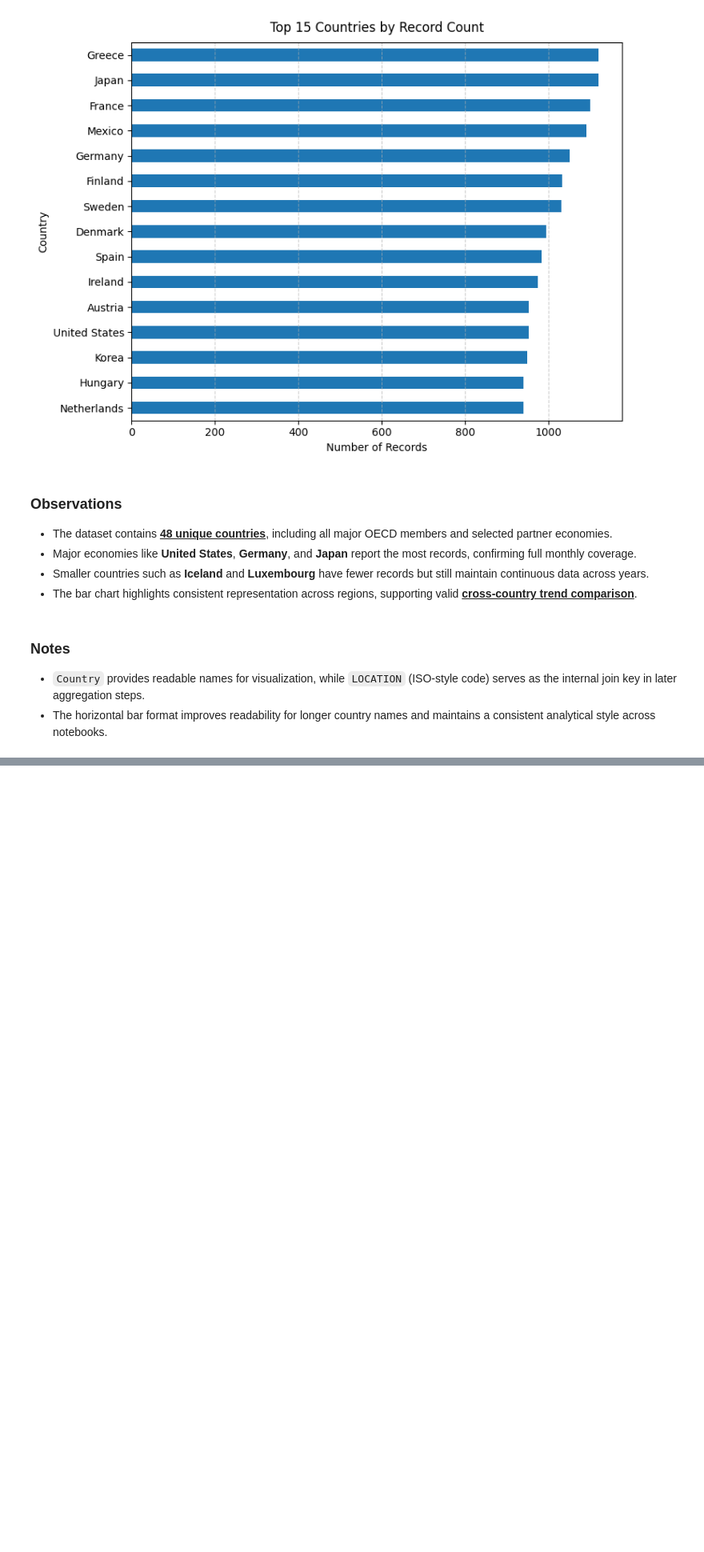
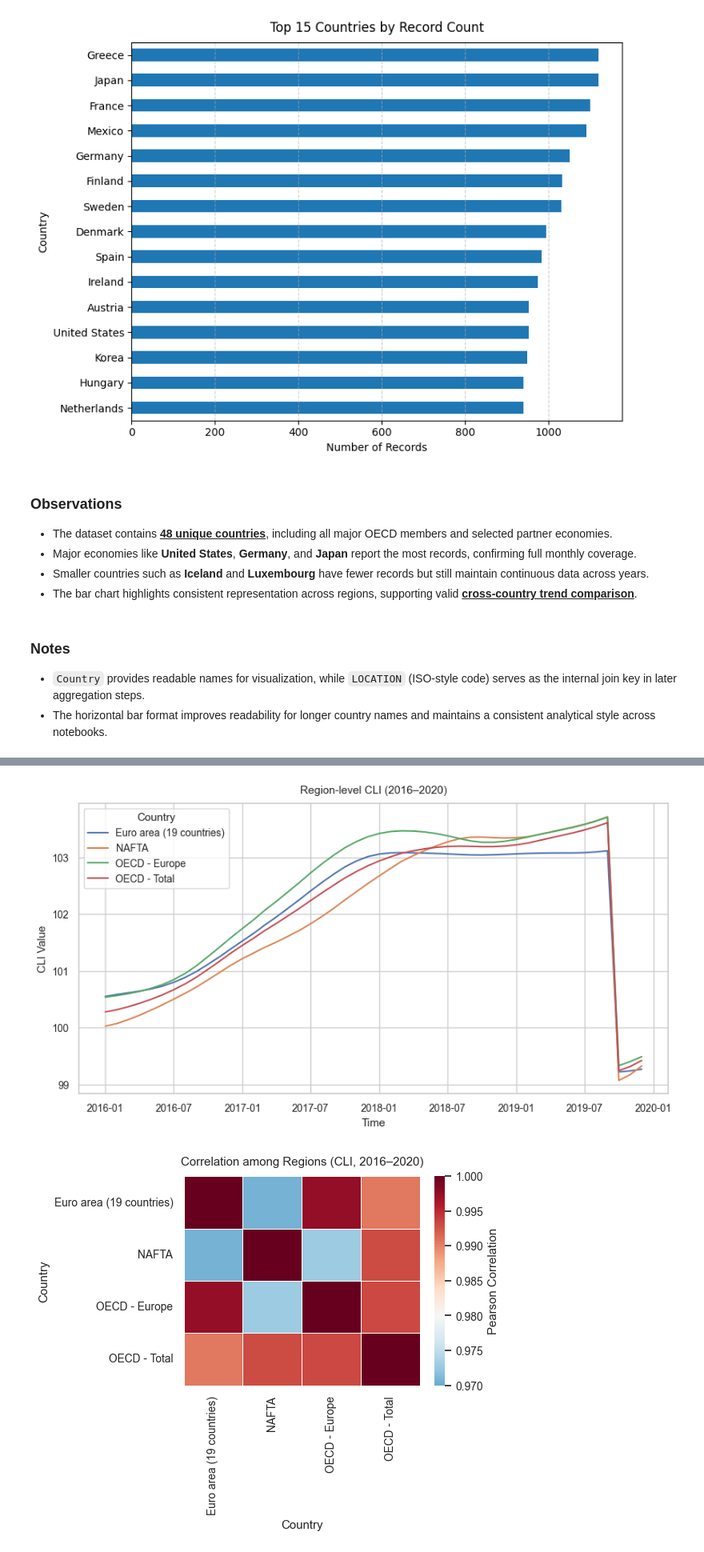
Before and after one commit to JingPansh22/oecd-leading-indicators, a Jupyter notebook: notebooks/03_cli_trends_analysis.ipynb, the cells around one changed output, grey strips where cells are left out. Shown at 80% size. Saved outputs shown, nothing was run; the diff lists cells and outputs as text; code cells hidden in the pictures; blank space fills up the shorter version.

```diff
--- a/notebooks/03_cli_trends_analysis.ipynb
+++ b/notebooks/03_cli_trends_analysis.ipynb
@@ -453,0 +467,53 @@ Top 10 Countries by Volatility (standard deviation):
+# %%
+# Region-level overview (robust) ---
+import pandas as pd
+import seaborn as sns
+import matplotlib.pyplot as plt
+
+sns.set_theme(style="whitegrid", font_scale=0.9)
+
+# 0) pick regions that actually exist in the data
+candidate_regions = [
+    'OECD - Total',
+    'OECD - Europe',
+    'Euro area (19 countries)',
+    'OECD + Major Five Asia',
+    'NAFTA',
+]
+regions = [r for r in candidate_regions if r in df_cli_ready['Country'].unique()]
+assert len(regions) >= 2, f"Not enough region series found. Found: {regions}"
+
+# 1) subset + monthly aggregation to avoid duplicate (time, country) keys
+region_df = df_cli_ready[df_cli_ready['Country'].isin(regions)].copy()
+region_df['MONTH'] = region_df['TIME_PARSED'].dt.to_period('M').dt.to_timestamp()
+
+agg_region = (
+    region_df
+    .groupby(['MONTH', 'Country'], as_index=False)['Value']
+    .mean()      # robust: collapse multiple rows per month-country
+)
+
+# 2) region line plot (2016–2020)
+plt.figure(figsize=(9, 5))
+ax = sns.lineplot(data=agg_region, x='MONTH', y='Value', hue='Country')
+ax.set_title("Region-level CLI (2016–2020)", pad=10)
+ax.set_xlabel("Time")
+ax.set_ylabel("CLI Value")
+plt.tight_layout()
+plt.show()
+
+# 3) small correlation heatmap among regions (no clustering)
+pivot_r = agg_region.pivot(index='MONTH', columns='Country', values='Value')
+corr_r  = pivot_r.corr()
+
+plt.figure(figsize=(6, 5))
+ax = sns.heatmap(
+    corr_r, cmap='RdBu_r', center=0.98, vmin=0.97, vmax=1.00,
+    linewidths=0.4, cbar_kws={'label': 'Pearson Correlation'}
+)
+ax.set_title("Correlation among Regions (CLI, 2016–2020)", pad=10)
+plt.tight_layout()
+plt.show()
+# %% [output]
+[figure, added]
+[figure, added]
```
Also changed, not shown: parts of 20 cells of this notebook, 3 other files.
